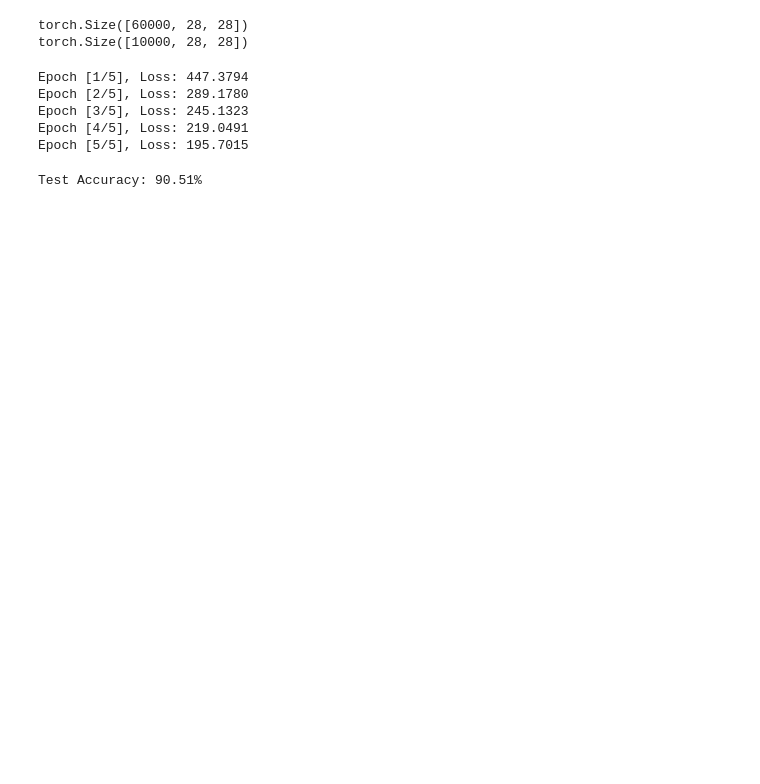
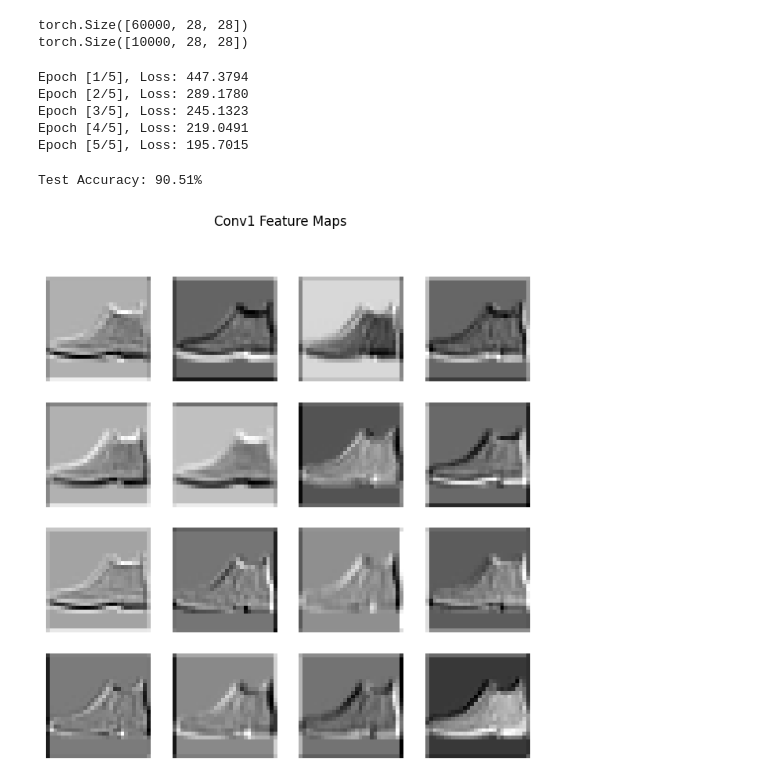
Before and after one commit to ismlrn/cnn-pytorch, a Jupyter notebook: cnn-pytorch.ipynb, the cells around one changed output. Saved outputs shown, nothing was run; the diff lists cells and outputs as text; code cells hidden in the pictures; blank space fills up the shorter version.

```diff
--- a/cnn-pytorch.ipynb
+++ b/cnn-pytorch.ipynb
@@ -135,3 +119,37 @@ torch.save(model.state_dict(), f"data/fashion_cnn_weights_{epochs}.pth")
 # torch.save(model, f"data/fashion_cnn_model_{epochs}.pth")
 # model = torch.load("data/fashion_cnn_model_{epochs}.pth")
 # model.eval()
+# %%
+# %%
+
+import matplotlib.pyplot as plt
+
+# Pick an example image
+images, _ = next(iter(test_loader))
+img = images[0].unsqueeze(0).to(device)  # shape: (1, 1, 28, 28)
+
+# Hook to grab outputs
+activation = {}
+
+def get_activation(name):
+    def hook(model, input, output):
+        activation[name] = output.detach()
+    return hook
+
+# Register hooks
+model.conv1.register_forward_hook(get_activation('conv1'))
+model.conv2.register_forward_hook(get_activation('conv2'))
+
+# Forward pass
+_ = model(img)
+
+# Plot feature maps from conv1
+act = activation['conv1'].squeeze()  # shape: (16, 28, 28)
+fig, axarr = plt.subplots(4, 4, figsize=(8, 8))
+for idx in range(16):
+    axarr[idx//4, idx%4].imshow(act[idx].cpu(), cmap='gray')
+    axarr[idx//4, idx%4].axis('off')
+plt.suptitle("Conv1 Feature Maps")
+plt.show()
+# %% [output]
+[figure, added]
```
Also changed, not shown: parts of 13 cells of this notebook, 1 other file.
